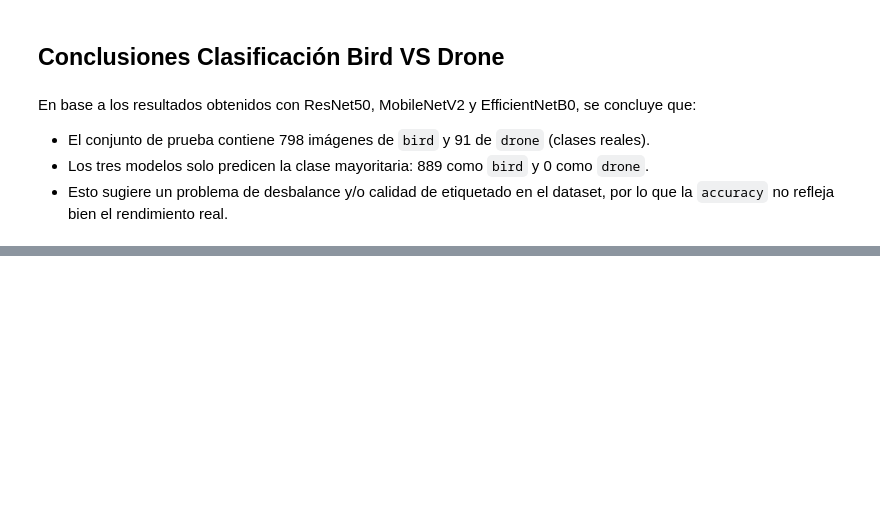
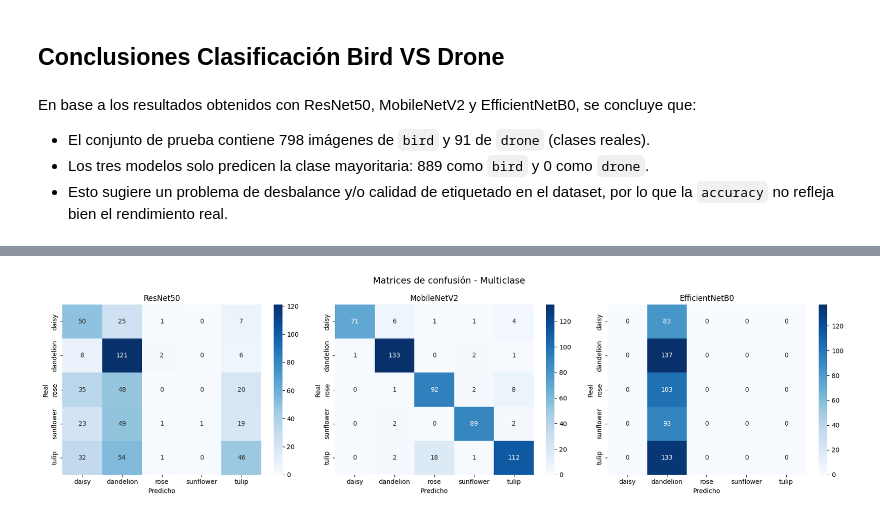
Before and after one commit to HUMartinezC/ia_bigdata_lab, a Jupyter notebook: notebooks/PIA/practica-cnn.ipynb, the cells around one changed output, grey strips where cells are left out. Cells and saved outputs as stored; diff of their text form; code cells hidden in the pictures; blank space fills up the shorter version.

```diff
--- a/notebooks/PIA/practica-cnn.ipynb
+++ b/notebooks/PIA/practica-cnn.ipynb
@@ -406,0 +532,5 @@ En base a los resultados obtenidos con ResNet50, MobileNetV2 y EfficientNetB0, s
+# %%
+# Download latest version
+path = kagglehub.dataset_download("imsparsh/flowers-dataset")
+
+print("Path to dataset files:", path)
@@ -406,0 +721,13 @@ En base a los resultados obtenidos con ResNet50, MobileNetV2 y EfficientNetB0, s
+# %%
+multiclass_models_to_test = ['ResNet50', 'MobileNetV2', 'EfficientNetB0']
+multiclass_trained_models = {}
+
+for model_name in multiclass_models_to_test:
+    trained_model = run_multiclass_experiment(
+        model_name,
+        flowers_train_ds,
+        flowers_val_ds,
+        flowers_class_names,
+        epochs=5
+    )
+    multiclass_trained_models[model_name] = trained_model
@@ -406,0 +829,27 @@ En base a los resultados obtenidos con ResNet50, MobileNetV2 y EfficientNetB0, s
+# %%
+n_models = len(multiclass_predictions_registry)
+fig, axes = plt.subplots(1, n_models, figsize=(6 * n_models, 5))
+
+if n_models == 1:
+    axes = [axes]
+
+for ax, (model_name, preds) in zip(axes, multiclass_predictions_registry.items()):
+    cm = confusion_matrix(preds['y_true'], preds['y_pred'])
+    sns.heatmap(
+        cm,
+        annot=True,
+        fmt='d',
+        cmap='Blues',
+        xticklabels=flowers_class_names,
+        yticklabels=flowers_class_names,
+        ax=ax
+    )
+    ax.set_title(model_name)
+    ax.set_xlabel('Predicho')
+    ax.set_ylabel('Real')
+
+plt.suptitle('Matrices de confusión - Multiclase', fontsize=14)
+plt.tight_layout()
+plt.show()
+# %% [output]
+[figure, added]
```
Also changed, not shown: parts of 15 cells of this notebook.
